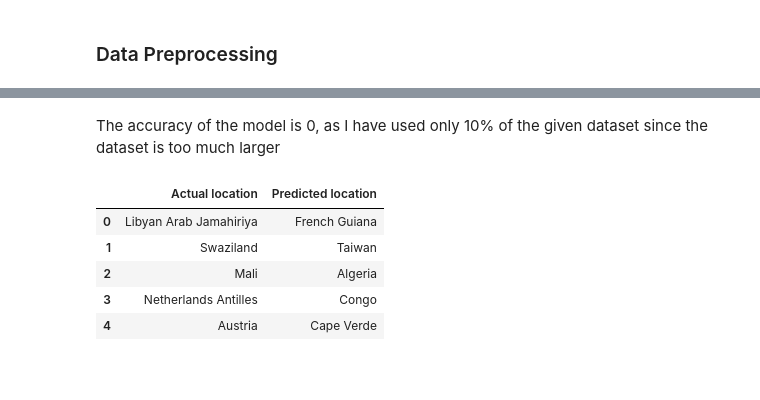
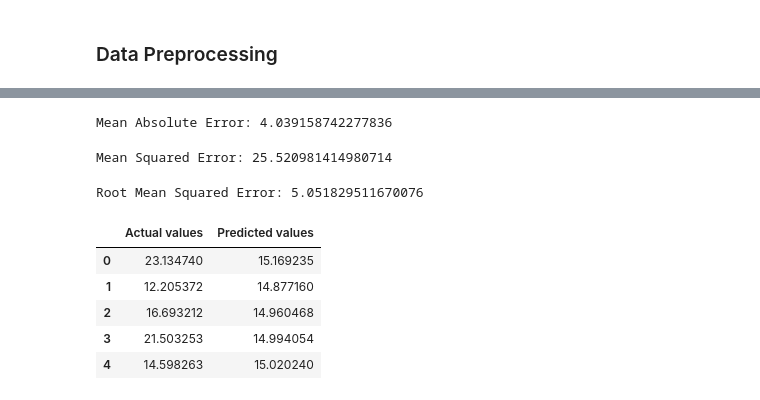
Before and after one commit to sSumankumari/CVIP-Projects, a Jupyter notebook: Phase 2/Climate data analysis.ipynb, the cells around one changed output, grey strips where cells are left out. Cells and saved outputs as stored; diff of their text form; code cells hidden in the pictures; blank space fills up the shorter version.

```diff
--- a/Phase 2/Climate data analysis.ipynb
+++ b/Phase 2/Climate data analysis.ipynb
@@ -161,11 +161,11 @@ plt.show()
 # %% [markdown]
 ### Data Preprocessing
 # %%
-X = df[['Temperature', 'Humidity', 'Wind Speed']].head(1000)
-y = df[['Country']].head(1000)
+X = df[['Precipitation', 'Humidity', 'Wind Speed']]
+y = df[['Temperature']]
 # %%
 # Splitting the Dataset
 from sklearn.model_selection import train_test_split
-x_train, x_test, y_train, y_test = train_test_split(X, y, test_size=0.1)
+x_train, x_test, y_train, y_test = train_test_split(X, y, test_size=0.2)
 # %% [markdown]
 ### Training the Model
@@ -173,6 +173,6 @@ x_train, x_test, y_train, y_test = train_test_split(X, y, test_size=0.1)
 # %%
-from sklearn.svm import SVC
-model = SVC(kernel='linear')
+from sklearn.linear_model import LinearRegression
+model = LinearRegression()
 # %%
 model.fit(x_train, y_train)
 # %% [output]
@@ -192,16 +192,30 @@ Accuracy of the model:  0.0
-# %% [markdown]
-The accuracy of the model is 0, as I have used only 10% of the given dataset since the dataset is too much larger
+# %%
+from sklearn.metrics import mean_absolute_error, mean_squared_error
+y_pred = model.predict(x_test)
 # %%
-pred = model.predict(x_test)
+mae = mean_absolute_error(y_test, y_pred)
+print(f'Mean Absolute Error: {mae}')
+# %% [output]
+Mean Absolute Error: 4.039158742277836
+# %%
+mse = mean_squared_error(y_test, y_pred)
+print(f'Mean Squared Error: {mse}')
+# %% [output]
+Mean Squared Error: 25.520981414980714
+# %%
+rmse = np.sqrt(mse)
+print(f'Root Mean Squared Error: {rmse}')
+# %% [output]
+Root Mean Squared Error: 5.051829511670076
 # %%
 actual_predict= pd.DataFrame({
-    'Actual location': y_test.values.flatten(),
-    'Predicted location': pred.flatten()})
+    'Actual values': y_test.values.flatten(),
+    'Predicted values': y_pred.flatten()})
 actual_predict.head()
 # %% [output]
-|  | Actual location | Predicted location |
-| 0 | Libyan Arab Jamahiriya | French Guiana |
-| 1 | Swaziland | Taiwan |
-| 2 | Mali | Algeria |
-| 3 | Netherlands Antilles | Congo |
-| 4 | Austria | Cape Verde |
+|  | Actual values | Predicted values |
+| 0 | 23.134740 | 15.169235 |
+| 1 | 12.205372 | 14.877160 |
+| 2 | 16.693212 | 14.960468 |
+| 3 | 21.503253 | 14.994054 |
+| 4 | 14.598263 | 15.020240 |
```
Also changed, not shown: parts of 5 cells of this notebook.
